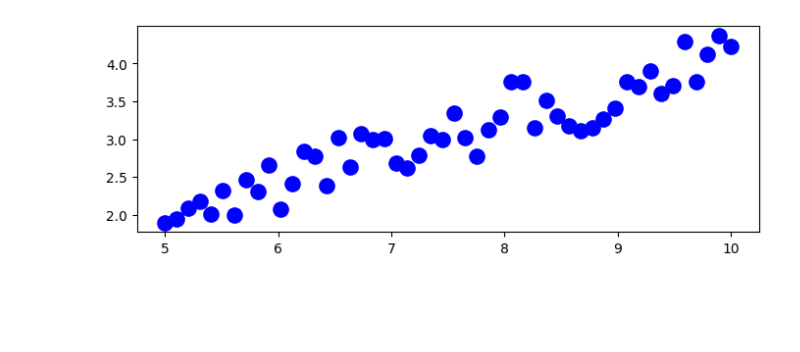
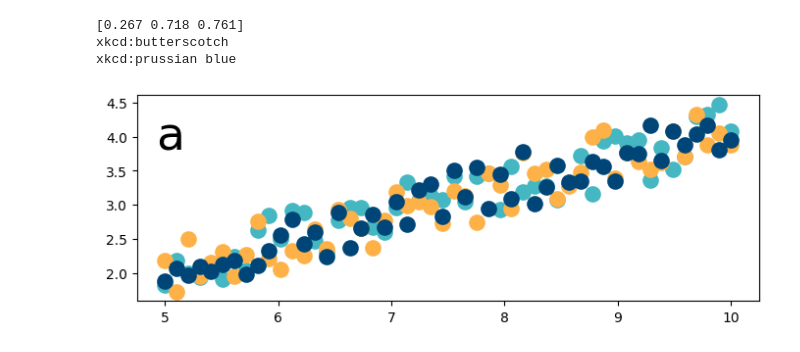
Before and after one commit to simongravelle/pyplot-perso, a Jupyter notebook: examples.ipynb, the cells around one changed output. Saved outputs shown, nothing was run; the diff lists cells and outputs as text; code cells hidden in the pictures; blank space fills up the shorter version.

```diff
--- a/examples.ipynb
+++ b/examples.ipynb
@@ -18,16 +18,28 @@ def random_linear_generator(xmin=0, xmax=10, slope=0.3, alpha=0.1, pref = 1, N =
     x = np.linspace(xmin, xmax, N)
     y = slope*x + pref * (np.random.random(len(x))-0.5)*x**alpha
     return x, y
+# %%
+x1, y1 = random_linear_generator(xmin = 5, xmax = 10, slope = 0.41, alpha = 0.2, pref = 0.6)
+x2, y2 = random_linear_generator(xmin = 5, xmax = 10, slope = 0.41, alpha = 0.2, pref = 0.6)
+x3, y3 = random_linear_generator(xmin = 5, xmax = 10, slope = 0.41, alpha = 0.2, pref = 0.6)
 # %%
 myplt = PltTools()
 
 myplt.prepare_figure(fig_size = (18,6),
     dark_mode = False,
     transparency = False,
-    tex_font = False)
+    tex_font = False,
+    n_line = 2,
+    n_colone = 2)
 
-x, y = random_linear_generator(xmin = 5, xmax = 10, slope = 0.41, alpha = 0.2, pref = 0.6)
 
-myplt.add_plot(x = x, y = y, marker = "o")
+myplt.add_panel()
+myplt.add_plot(x = x1, y = y1, marker = "o")
+myplt.add_plot(x = x2, y = y2, marker = "o")
+myplt.add_plot(x = x3, y = y3, marker = "o")
+myplt.add_subplotlabels()
 # %% [output]
+[0.267 0.718 0.761]
+xkcd:butterscotch
+xkcd:prussian blue
-[figure, old version]
+[figure, new version]
```
Also changed, not shown: parts of 3 cells of this notebook, 3 other files.
